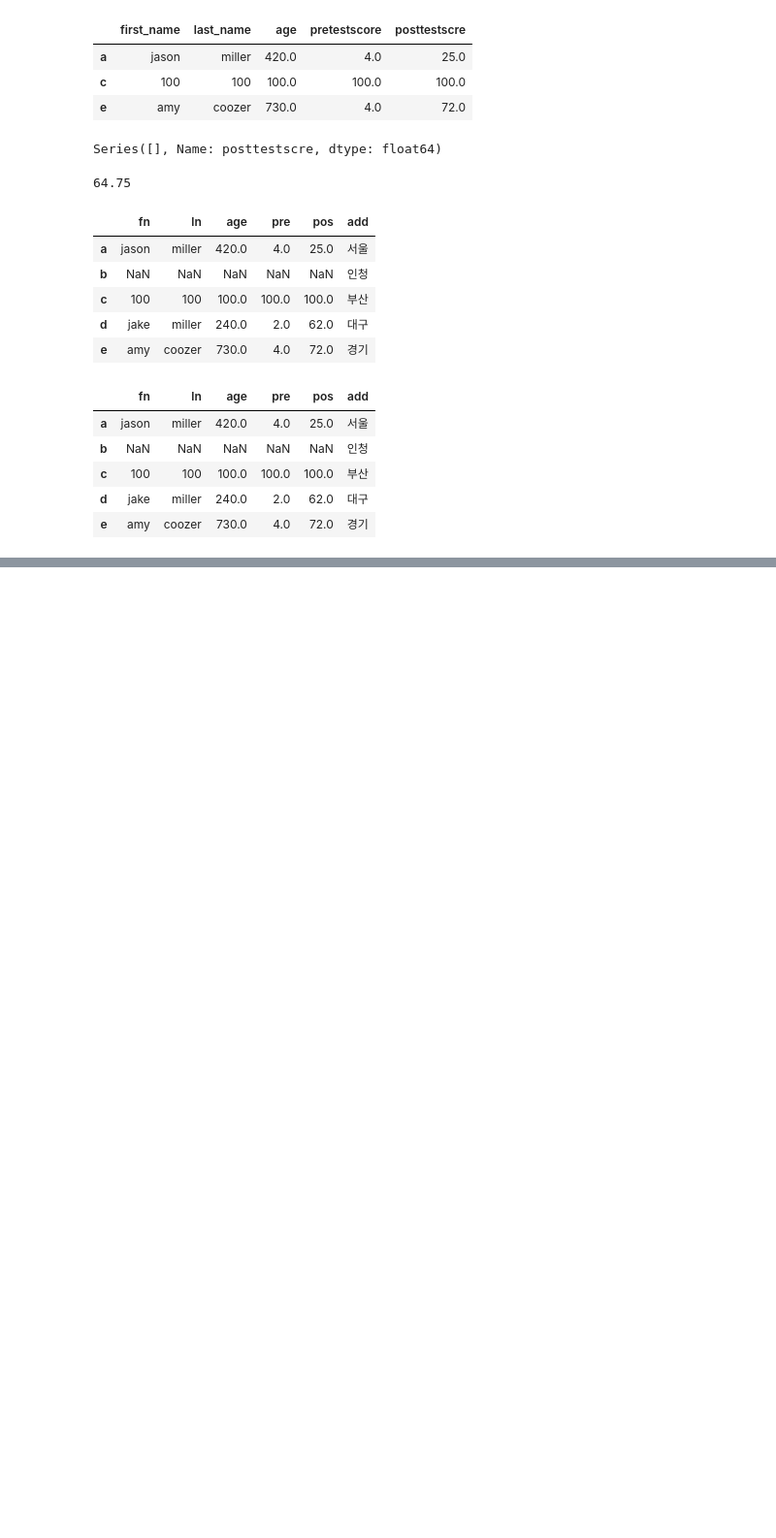
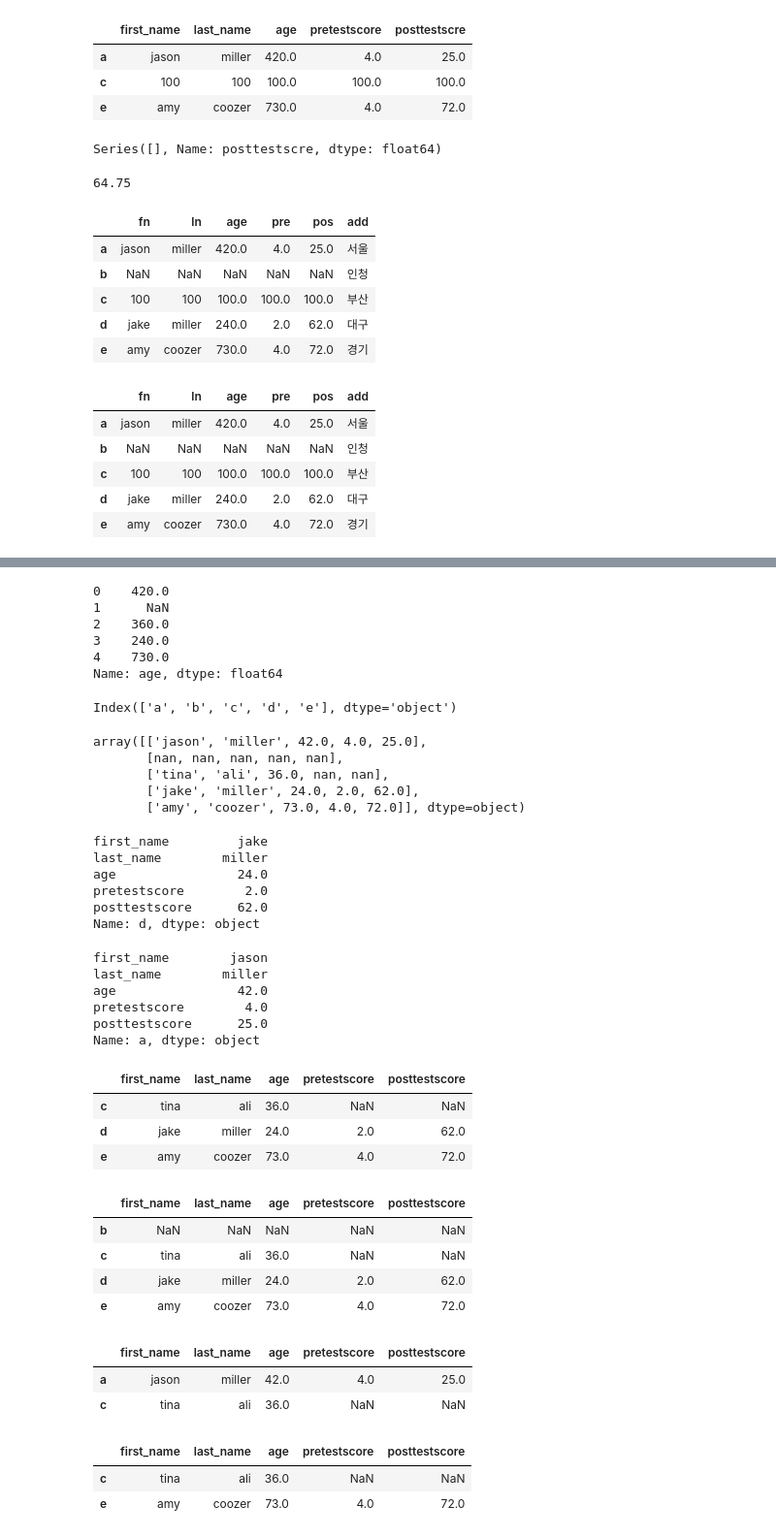
Before and after one commit to doyeon0139/Study, a Jupyter notebook: Pandas/pandas_0.ipynb, the cells around one changed output, grey strips where cells are left out. Shown: that part at 97% size. Saved outputs shown, nothing was run; the diff lists cells and outputs as text; code cells hidden in the pictures; blank space fills up the shorter version.

```diff
--- a/Pandas/pandas_0.ipynb
+++ b/Pandas/pandas_0.ipynb
@@ -574,0 +679,76 @@ dt
+# %%
+# dt age에 10 곱하기
+tt['age']*10
+# %% [output]
+0    420.0
+1      NaN
+2    360.0
+3    240.0
+4    730.0
+Name: age, dtype: float64
+# %%
+# dt 인덱스 출력
+tt.index = ['a','b','c','d','e']
+tt.index
+# %% [output]
+Index(['a', 'b', 'c', 'd', 'e'], dtype='object')
+# %%
+# dt value 값 출력
+tt.values
+# %% [output]
+array([['jason', 'miller', 42.0, 4.0, 25.0],
+       [nan, nan, nan, nan, nan],
+       ['tina', 'ali', 36.0, nan, nan],
+       ['jake', 'miller', 24.0, 2.0, 62.0],
+       ['amy', 'coozer', 73.0, 4.0, 72.0]], dtype=object)
+# %%
+# 특정 인덱스의 값 출력
+tt.iloc[3]
+# %% [output]
+first_name         jake
+last_name        miller
+age                24.0
+pretestscore        2.0
+posttestscore      62.0
+Name: d, dtype: object
+# %%
+# 특정 이름의 값 출력
+tt.loc['a']
+# %% [output]
+first_name        jason
+last_name        miller
+age                42.0
+pretestscore        4.0
+posttestscore      25.0
+Name: a, dtype: object
+# %%
+# 특정 인덱스부터 출력
+tt.iloc[2:]
+# %% [output]
+|  | first_name | last_name | age | pretestscore | posttestscore |
+| c | tina | ali | 36.0 | NaN | NaN |
+| d | jake | miller | 24.0 | 2.0 | 62.0 |
+| e | amy | coozer | 73.0 | 4.0 | 72.0 |
+# %%
+# 특정 이름부터 값 출력
+tt.loc['b':]
+# %% [output]
+|  | first_name | last_name | age | pretestscore | posttestscore |
+| b | NaN | NaN | NaN | NaN | NaN |
+| c | tina | ali | 36.0 | NaN | NaN |
+| d | jake | miller | 24.0 | 2.0 | 62.0 |
+| e | amy | coozer | 73.0 | 4.0 | 72.0 |
+# %%
+# 특정 이름의 값 두개 출력
+tt.loc[['a','c']]
+# %% [output]
+|  | first_name | last_name | age | pretestscore | posttestscore |
+| a | jason | miller | 42.0 | 4.0 | 25.0 |
+| c | tina | ali | 36.0 | NaN | NaN |
+# %%
+# 특정 인덱스의 값 두개 출력
+tt.iloc[[2,4]]
+# %% [output]
+|  | first_name | last_name | age | pretestscore | posttestscore |
+| c | tina | ali | 36.0 | NaN | NaN |
+| e | amy | coozer | 73.0 | 4.0 | 72.0 |
```
Also changed, not shown: parts of 24 cells of this notebook, 12 other files.
